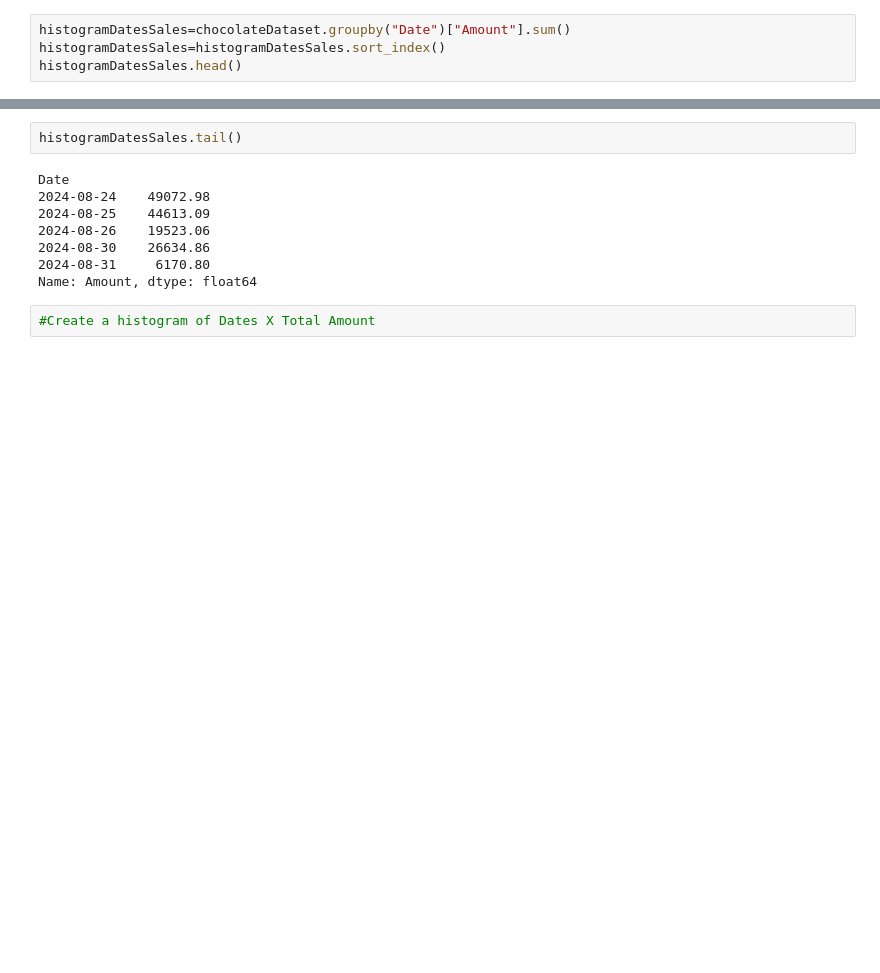
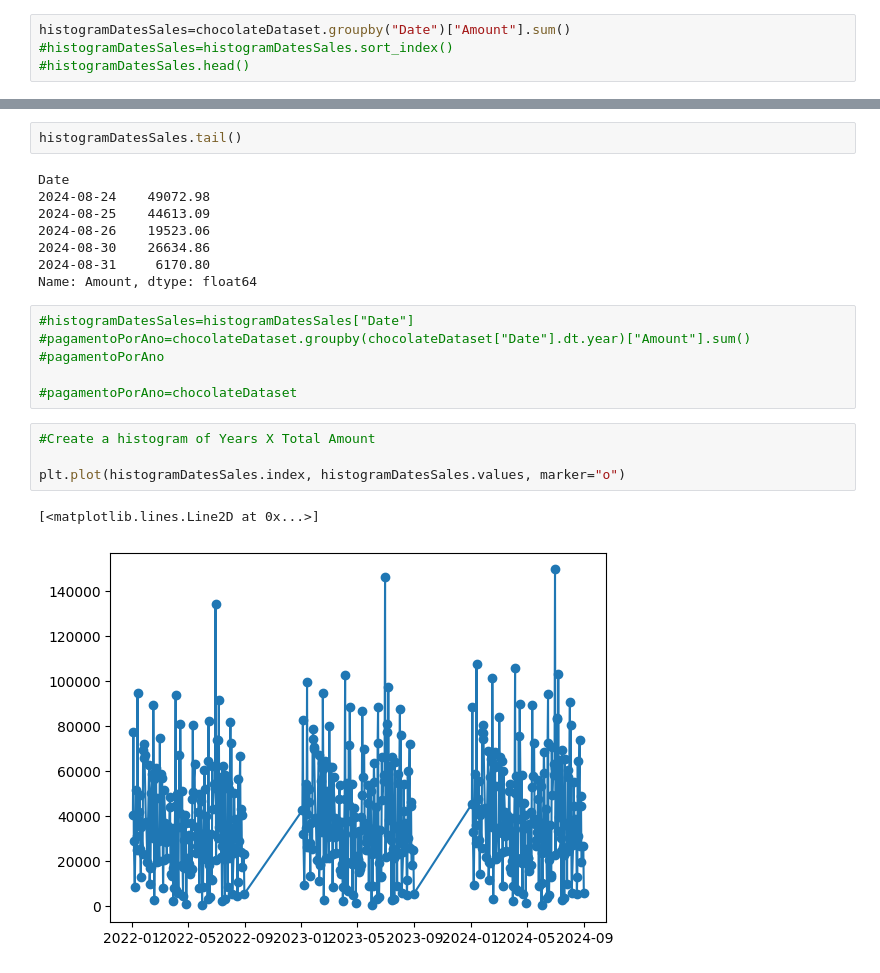
Before and after one commit to Jaimepelembe/Data_analyst_bootcamp_from_basics_to_advanced, a Jupyter notebook: S4_Data_Analysis/ExercisesMatplotlibVisualization.ipynb, the cells around one changed output, grey strips where cells are left out. Saved outputs shown, nothing was run; the diff lists cells and outputs as text; blank space fills up the shorter version.

Commit message:
Feat: Added the file ExerxisesMatplotlibVisualization.ipynb

```diff
--- a/S4_Data_Analysis/ExercisesMatplotlibVisualization.ipynb
+++ b/S4_Data_Analysis/ExercisesMatplotlibVisualization.ipynb
@@ -273,8 +273,8 @@ print(type(chocolateDataset["Date"][0]))
 <class 'datetime.date'>
 # %%
 histogramDatesSales=chocolateDataset.groupby("Date")["Amount"].sum()
-histogramDatesSales=histogramDatesSales.sort_index()
-histogramDatesSales.head()
+#histogramDatesSales=histogramDatesSales.sort_index()
+#histogramDatesSales.head()
 # %% [output]
 Date
 2022-01-03    40425.0
@@ -293,5 +293,16 @@ Date
 2024-08-30    26634.86
 2024-08-31     6170.80
 Name: Amount, dtype: float64
+# %%
+#histogramDatesSales=histogramDatesSales["Date"]
+#pagamentoPorAno=chocolateDataset.groupby(chocolateDataset["Date"].dt.year)["Amount"].sum()
+#pagamentoPorAno
+
+#pagamentoPorAno=chocolateDataset
 # %%
-#Create a histogram of Dates X Total Amount
+#Create a histogram of Years X Total Amount
+
+plt.plot(histogramDatesSales.index, histogramDatesSales.values, marker="o")
+# %% [output]
+[<matplotlib.lines.Line2D at 0x...>]
+[figure, added]
```
